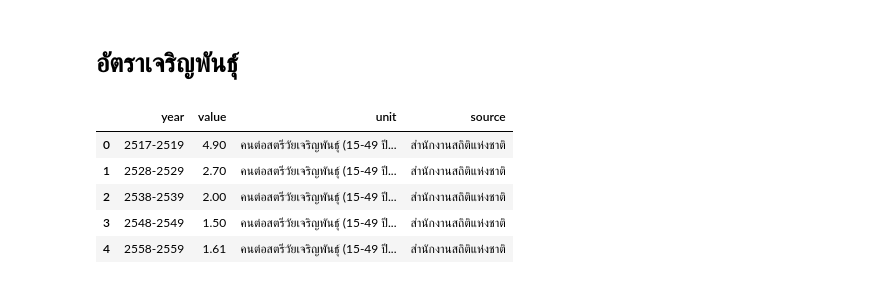
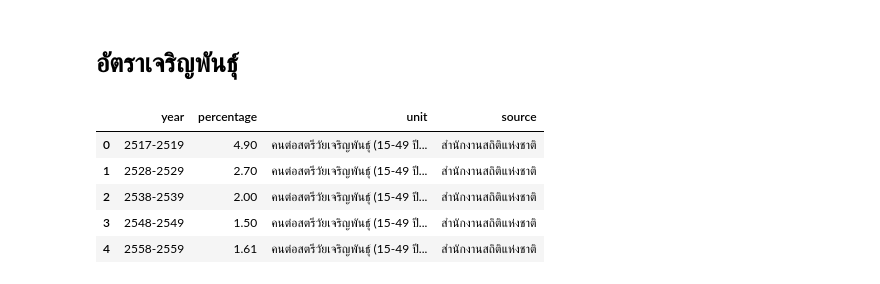
Before and after one commit to Zylink2/Machine_Learning_Project_2, a Jupyter notebook: Com/Test_Com2.ipynb, the cells around one changed output. Saved outputs shown, nothing was run; the diff lists cells and outputs as text; code cells hidden in the pictures.

```diff
--- a/Com/Test_Com2.ipynb
+++ b/Com/Test_Com2.ipynb
@@ -408,9 +408,10 @@ findfont: Font family 'Sukhumvit Set' not found.
 # อัตราเจริญพันธุ์
 # %%
 fertility = pd.read_csv('https://catalogapi.nso.go.th/api/index?table=OS_01_0038_01&format=csv')
+fertility.rename(columns={"value":"percentage"}, inplace=True)
 fertility
 # %% [output]
-|  | year | value | unit | source |
+|  | year | percentage | unit | source |
 | 0 | 2517-2519 | 4.90 | คนต่อสตรีวัยเจริญพันธุ์ (15-49 ปี... | สำนักงานสถิติแห่งชาติ |
 | 1 | 2528-2529 | 2.70 | คนต่อสตรีวัยเจริญพันธุ์ (15-49 ปี... | สำนักงานสถิติแห่งชาติ |
 | 2 | 2538-2539 | 2.00 | คนต่อสตรีวัยเจริญพันธุ์ (15-49 ปี... | สำนักงานสถิติแห่งชาติ |
```
Also changed, not shown: parts of 1 cell of this notebook.
